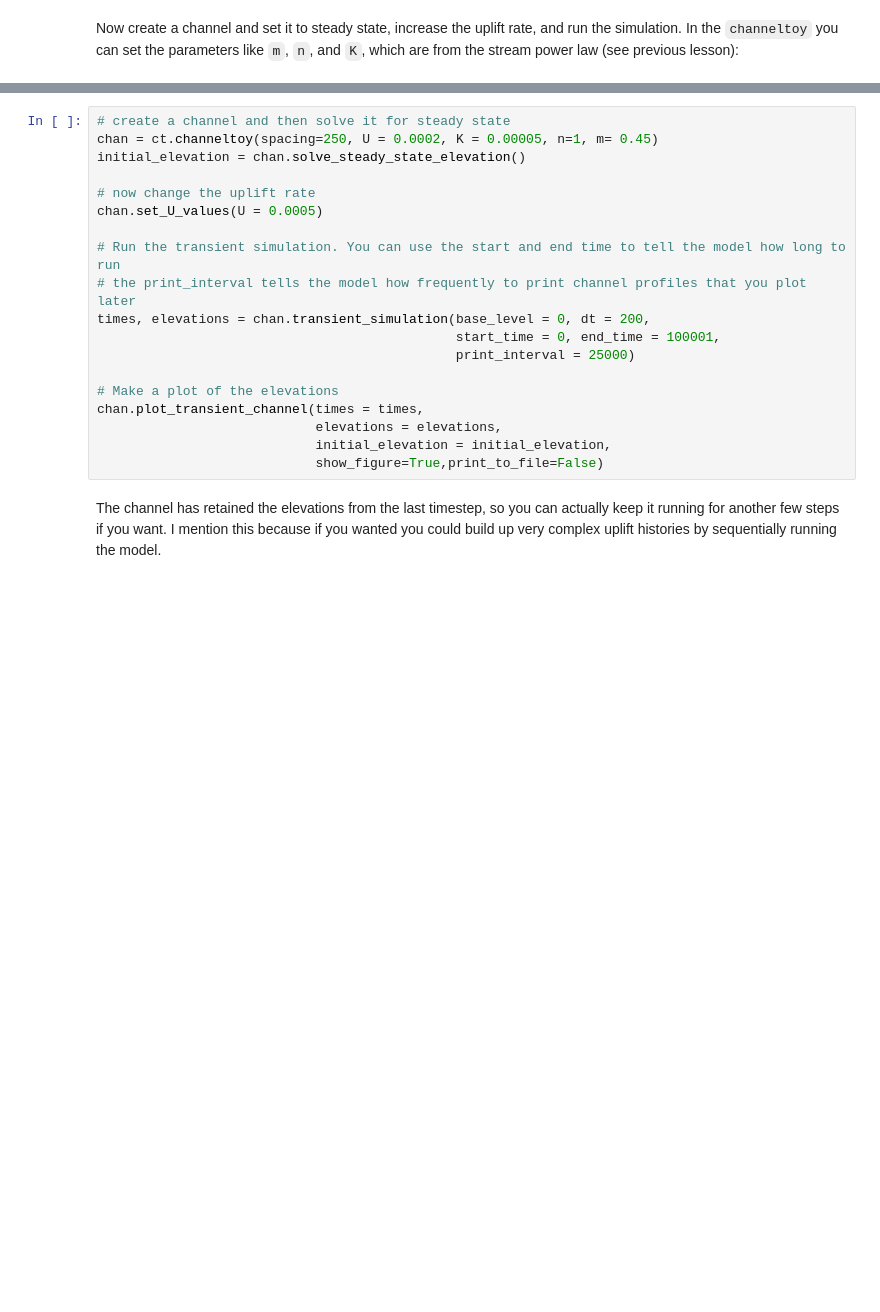
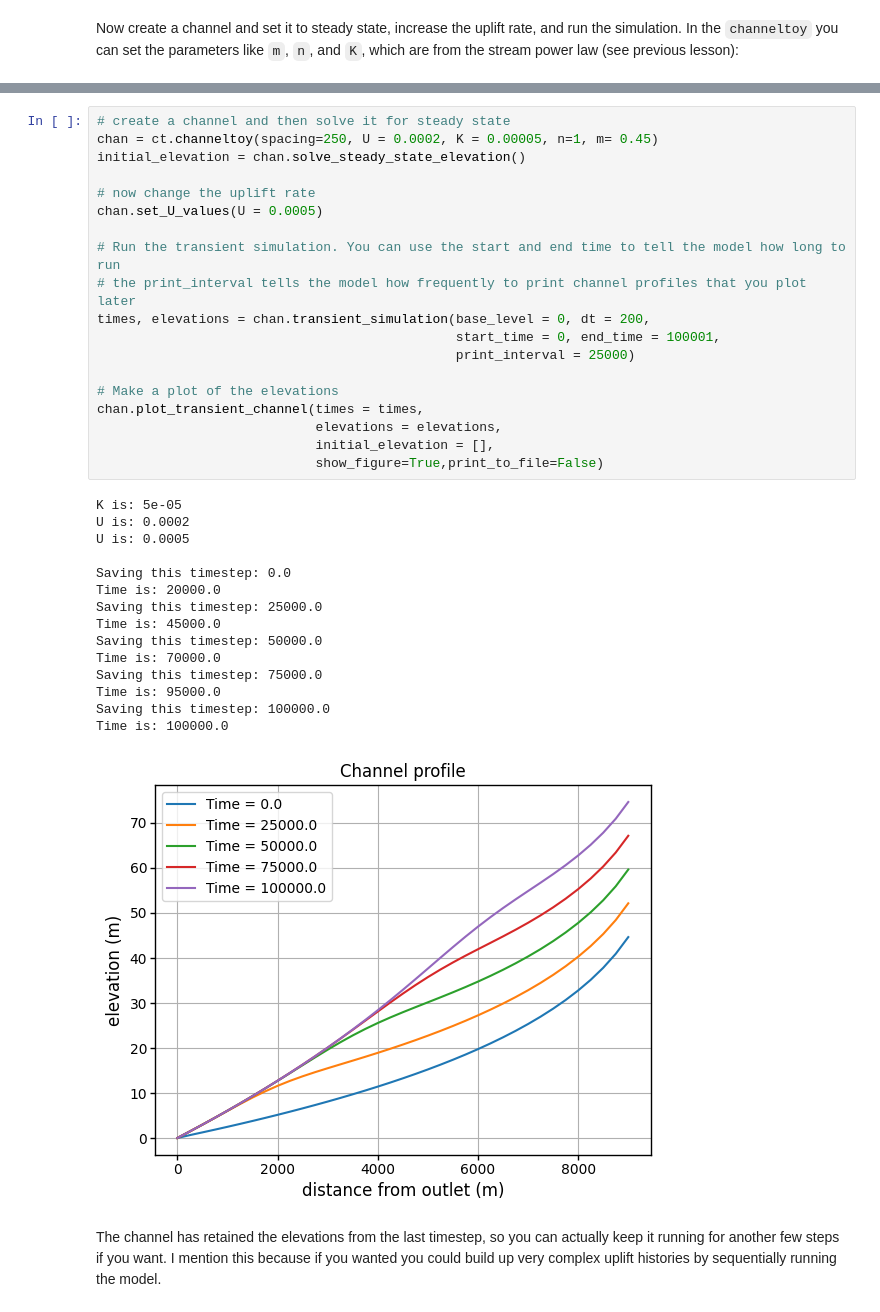
Before and after one commit to simon-m-mudd/smm_teaching_notebooks, a Jupyter notebook: Channel_incision/Lesson_03_transience_and_knickpoints.ipynb, the cells around one changed output, grey strips where cells are left out. Saved outputs shown, nothing was run; the diff lists cells and outputs as text; blank space fills up the shorter version.

```diff
--- a/Channel_incision/Lesson_03_transience_and_knickpoints.ipynb
+++ b/Channel_incision/Lesson_03_transience_and_knickpoints.ipynb
@@ -20,22 +38,38 @@ In the `channeltoy` you can set the parameters like `m`, `n`, and `K`, which are
 # %%
 # create a channel and then solve it for steady state
 chan = ct.channeltoy(spacing=250, U = 0.0002, K = 0.00005, n=1, m= 0.45)
 initial_elevation = chan.solve_steady_state_elevation()
 
 # now change the uplift rate
 chan.set_U_values(U = 0.0005)
 
 # Run the transient simulation. You can use the start and end time to tell the model how long to run
 # the print_interval tells the model how frequently to print channel profiles that you plot later
 times, elevations = chan.transient_simulation(base_level = 0, dt = 200,
                                               start_time = 0, end_time = 100001,
                                               print_interval = 25000)
 
 # Make a plot of the elevations
 chan.plot_transient_channel(times = times,
                             elevations = elevations,
-                            initial_elevation = initial_elevation,
+                            initial_elevation = [],
                             show_figure=True,print_to_file=False)
+# %% [output]
+K is: 5e-05
+U is: 0.0002
+U is: 0.0005
+
+Saving this timestep: 0.0
+Time is: 20000.0
+Saving this timestep: 25000.0
+Time is: 45000.0
+Saving this timestep: 50000.0
+Time is: 70000.0
+Saving this timestep: 75000.0
+Time is: 95000.0
+Saving this timestep: 100000.0
+Time is: 100000.0
+[figure, added]
 # %% [markdown]
 The channel has retained the elevations from the last timestep, so you can actually keep it running for another few steps if you want. I mention this because if you wanted you could build up very complex uplift histories by sequentially running the model.
 # %%
```
Also changed, not shown: parts of 8 cells of this notebook.
